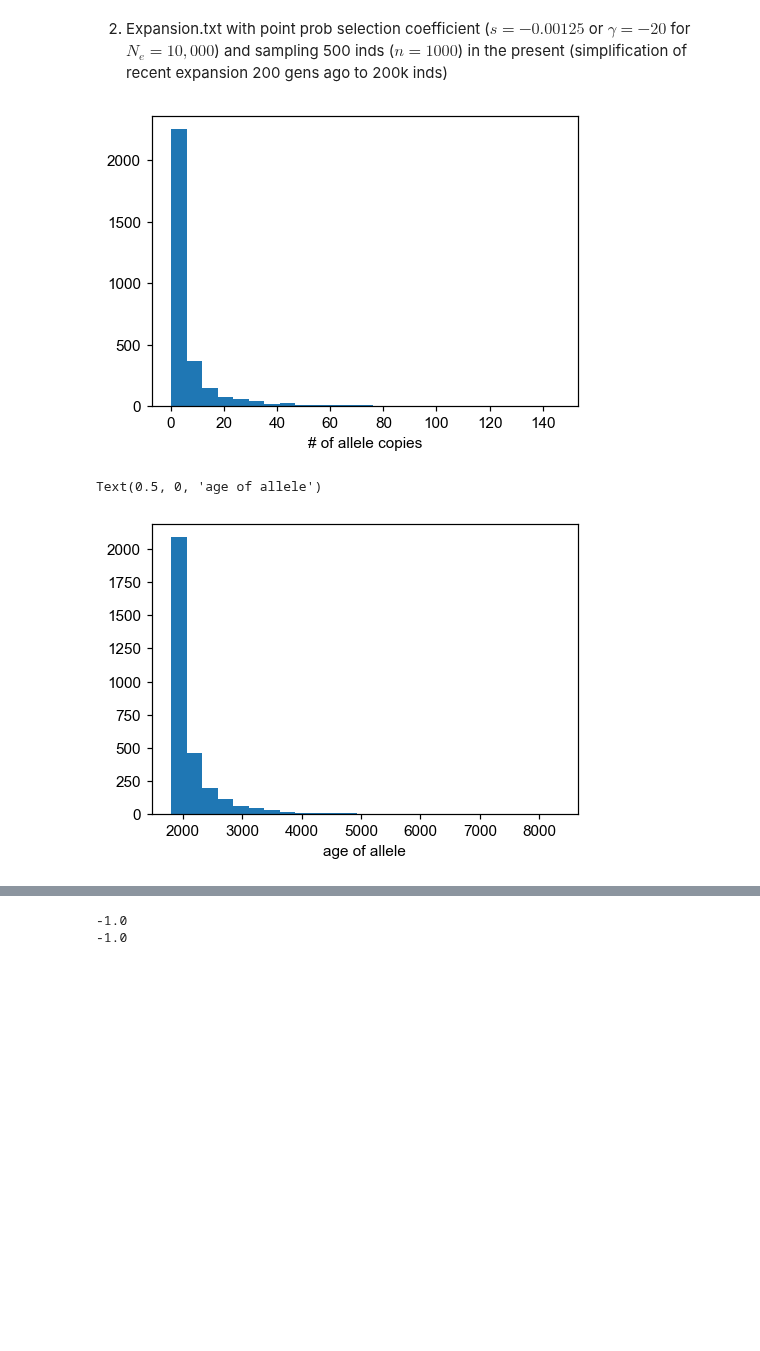
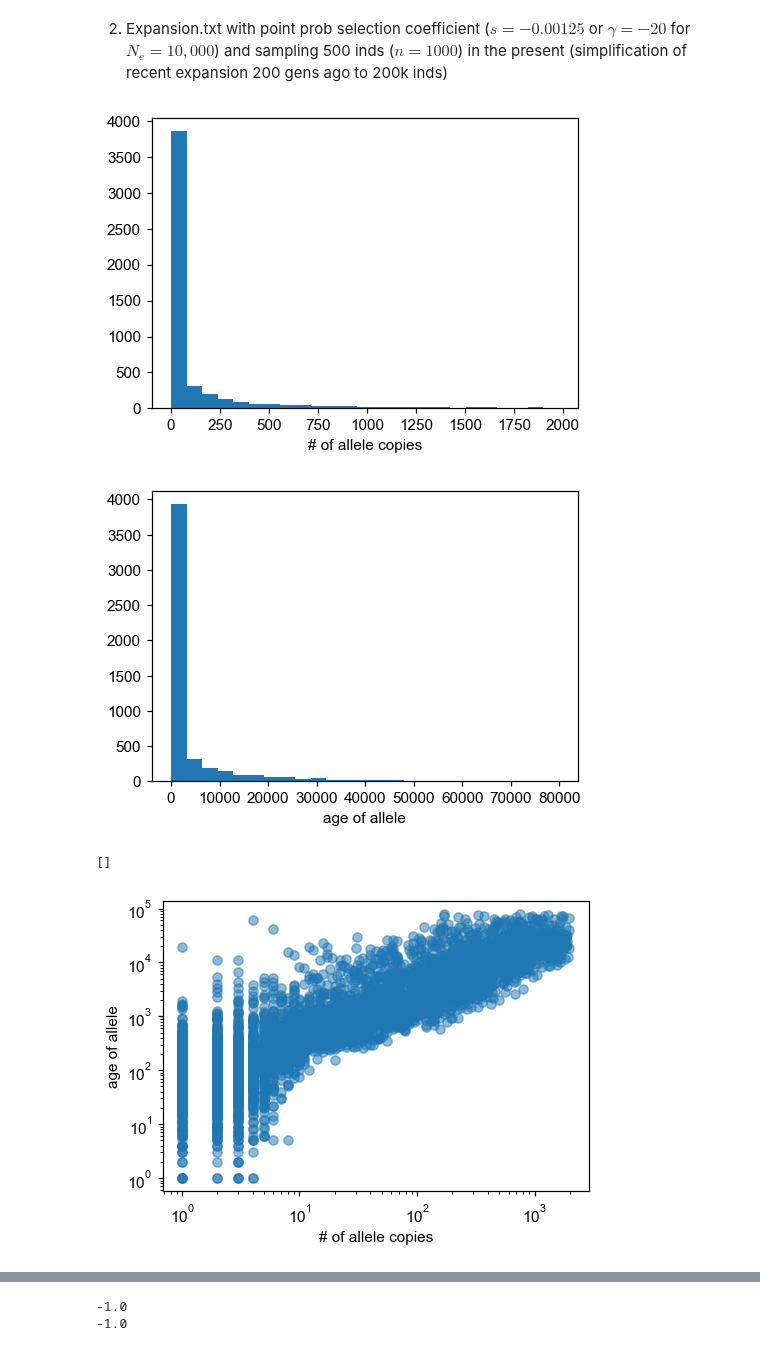
Before and after one commit to VivaswatS/selCoefEst, a Jupyter notebook: changingpopsizesims.ipynb, the cells around one changed output, grey strips where cells are left out. Drawn from its saved outputs; the diff is of its cells as text; code cells hidden in the pictures; blank space fills up the shorter version.

```diff
--- a/changingpopsizesims.ipynb
+++ b/changingpopsizesims.ipynb
@@ -120,18 +142,20 @@ plt.axhline(-2.,color='red',alpha=0.5)
 2. Expansion.txt with point prob selection coefficient ($s=-0.00125$ or $\gamma=-20$ for $N_e=10,000$) and sampling 500 inds ($n=1000$) in the present
 (simplification of recent expansion 200 gens ago to 200k inds)
 # %%
-df1 = pd.read_csv("PReFerSims/outfiles/Expansion.1.full_out.txt",sep='\t',header=None,names=['','Xl','s','al','id'])
-Nc = np.concatenate((np.repeat(20000,20000),np.repeat(200000,200)))/2
+# gamma = -np.logspace(-0.5,2.5,30)
+df1 = pd.read_csv("PReFerSims/outfiles/Expansion10.1.full_out.txt",sep='\t',header=None,names=['','Xl','s','al','id'])
+Nc = np.concatenate((np.repeat(20000,80000),np.repeat(200000,200)))/2
 df1['sXl'] = rng.binomial(n=n, p=df1['Xl'])
 df1['al'] = len(Nc)+1 - df1['al']
-df1
-dat = df1.to_numpy(dtype='int64')
+dat = df1.sample(frac=0.25).to_numpy(dtype='int64')
 plt.hist(df1['sXl'],25); plt.xlabel('# of allele copies'); plt.show()
-plt.hist(df1['al'],25); plt.xlabel('age of allele')
+plt.hist(df1['al'],25); plt.xlabel('age of allele'); plt.show()
+plt.scatter(df1['sXl'], df1['al'], alpha=0.5); plt.xlabel('# of allele copies'); plt.ylabel('age of allele'); plt.loglog()
 # %% [output]
-[figure, old version]
+[figure, new version]
+[figure, new version]
-Text(0.5, 0, 'age of allele')
+[]
-[figure, old version]
+[figure, added]
 # %%
 up_xa_s = {}
 for ig, g in enumerate(gamma):
```
Also changed, not shown: parts of 17 cells of this notebook, 4 other files.
